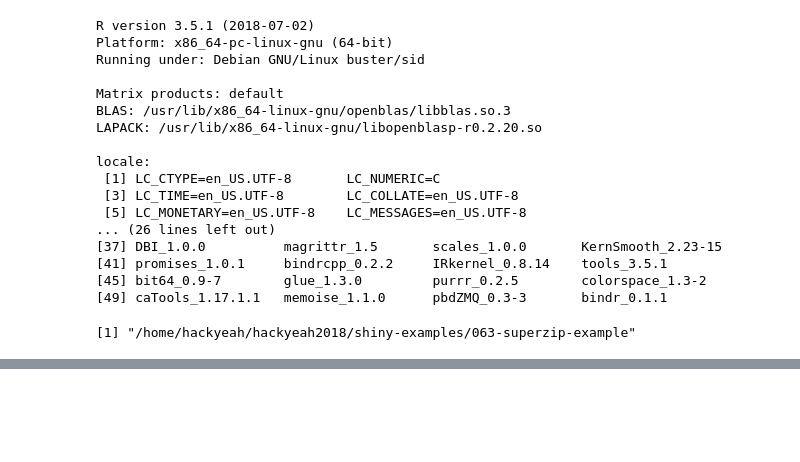
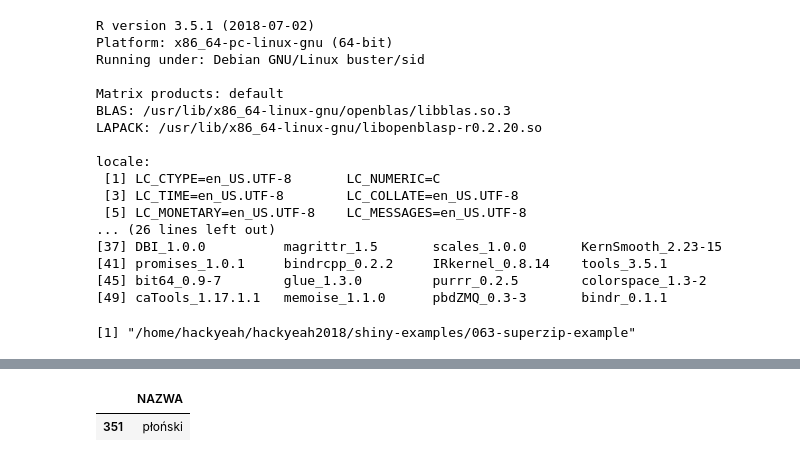
Before and after one commit to macieksk/hackyeah2018, a Jupyter notebook: R_Shiny_runApp.ipynb, the cells around one changed output, grey strips where cells are left out. Saved outputs shown, nothing was run; the diff lists cells and outputs as text; code cells hidden in the pictures; blank space fills up the shorter version.

Commit message:
shiny clickable regions, notebooks update

```diff
--- a/R_Shiny_runApp.ipynb
+++ b/R_Shiny_runApp.ipynb
@@ -116,3 +132,5 @@ getwd()
+# %%
+selectedRegion<-FALSE
 # %%
 setwd(paste0(projDir,"/shiny-examples/063-superzip-example/"))
 
@@ -154 +156,6 @@ The following object is masked from ‘package:MASS’:
 Listening on http://127.0.0.1:23401
+# %%
+selectedRegion@data
+# %% [output]
+|  | NAZWA |
+| 351 | płoński |
```
Also changed, not shown: parts of 5 cells of this notebook, 5 other files.
